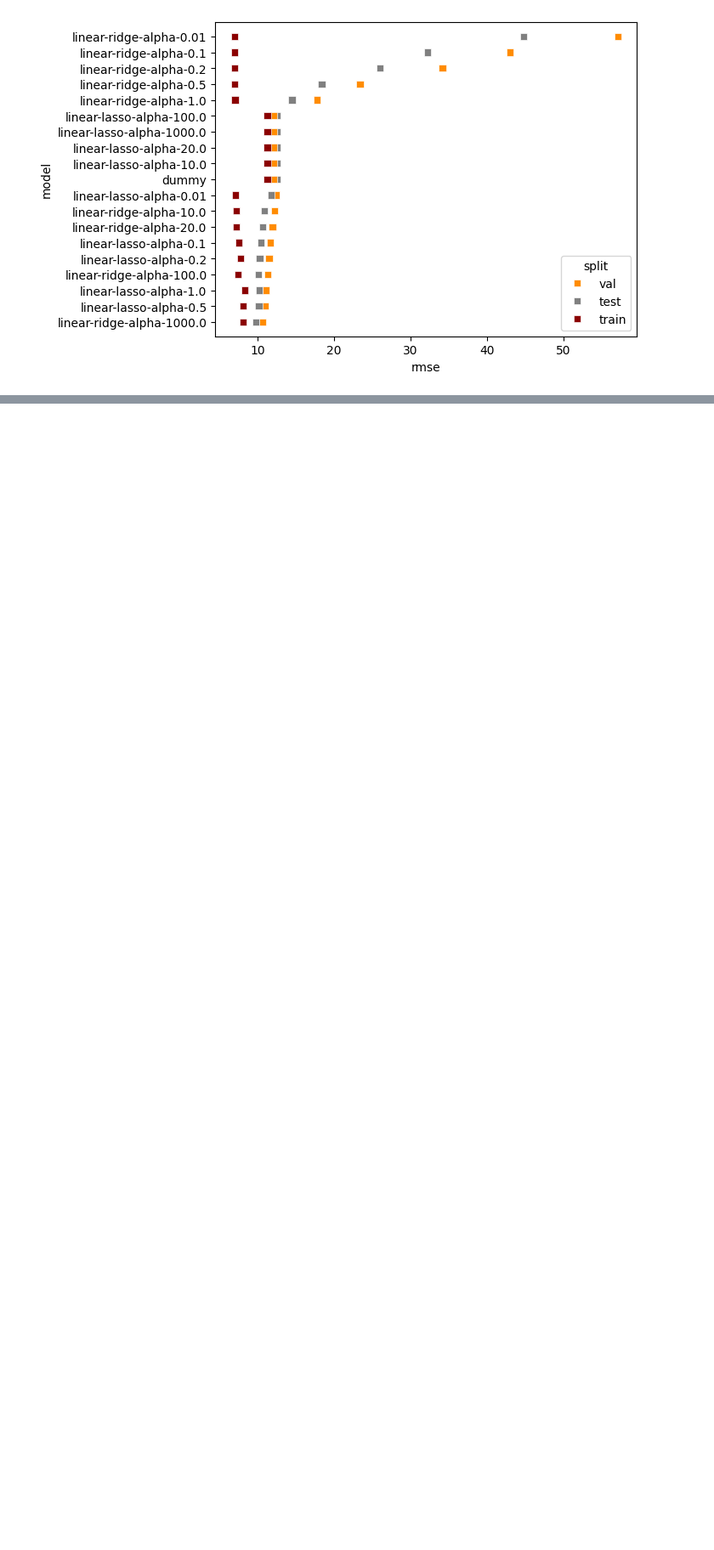
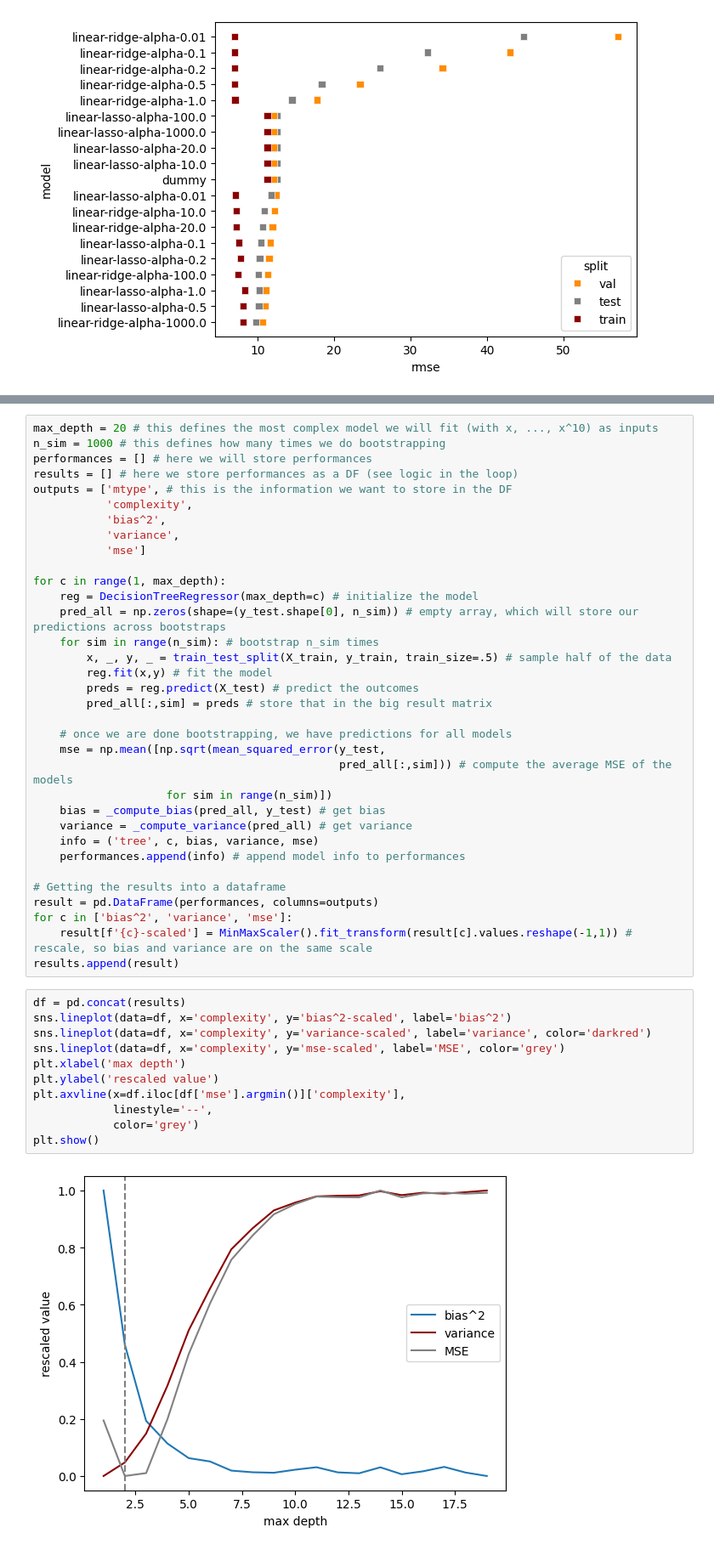
Before and after one commit to keresztalina/datasci_f24, a Jupyter notebook: src/depression_model.ipynb, the cells around one changed output, grey strips where cells are left out. Shown at 85% size. Cells and saved outputs as stored; diff of their text form; blank space fills up the shorter version.

```diff
--- a/src/depression_model.ipynb
+++ b/src/depression_model.ipynb
@@ -183,0 +263,47 @@ grid.set(xscale="log")
+# %%
+max_depth = 20 # this defines the most complex model we will fit (with x, ..., x^10) as inputs
+n_sim = 1000 # this defines how many times we do bootstrapping
+performances = [] # here we will store performances
+results = [] # here we store performances as a DF (see logic in the loop)
+outputs = ['mtype', # this is the information we want to store in the DF
+           'complexity',
+           'bias^2',
+           'variance',
+           'mse']
+
+for c in range(1, max_depth):
+    reg = DecisionTreeRegressor(max_depth=c) # initialize the model
+    pred_all = np.zeros(shape=(y_test.shape[0], n_sim)) # empty array, which will store our predictions across bootstraps
+    for sim in range(n_sim): # bootstrap n_sim times
+        x, _, y, _ = train_test_split(X_train, y_train, train_size=.5) # sample half of the data
+        reg.fit(x,y) # fit the model
+        preds = reg.predict(X_test) # predict the outcomes
+        pred_all[:,sim] = preds # store that in the big result matrix
+
+    # once we are done bootstrapping, we have predictions for all models
+    mse = np.mean([np.sqrt(mean_squared_error(y_test,
+                                              pred_all[:,sim])) # compute the average MSE of the models
+                    for sim in range(n_sim)])
+    bias = _compute_bias(pred_all, y_test) # get bias
+    variance = _compute_variance(pred_all) # get variance
+    info = ('tree', c, bias, variance, mse)
+    performances.append(info) # append model info to performances
+
+# Getting the results into a dataframe
+result = pd.DataFrame(performances, columns=outputs)
+for c in ['bias^2', 'variance', 'mse']:
+    result[f'{c}-scaled'] = MinMaxScaler().fit_transform(result[c].values.reshape(-1,1)) # rescale, so bias and variance are on the same scale
+results.append(result)
+# %%
+df = pd.concat(results)
+sns.lineplot(data=df, x='complexity', y='bias^2-scaled', label='bias^2')
+sns.lineplot(data=df, x='complexity', y='variance-scaled', label='variance', color='darkred')
+sns.lineplot(data=df, x='complexity', y='mse-scaled', label='MSE', color='grey')
+plt.xlabel('max depth')
+plt.ylabel('rescaled value')
+plt.axvline(x=df.iloc[df['mse'].argmin()]['complexity'],
+            linestyle='--',
+            color='grey')
+plt.show()
+# %% [output]
+[figure, added]
```
Also changed, not shown: parts of 34 cells of this notebook, 3 other files.
